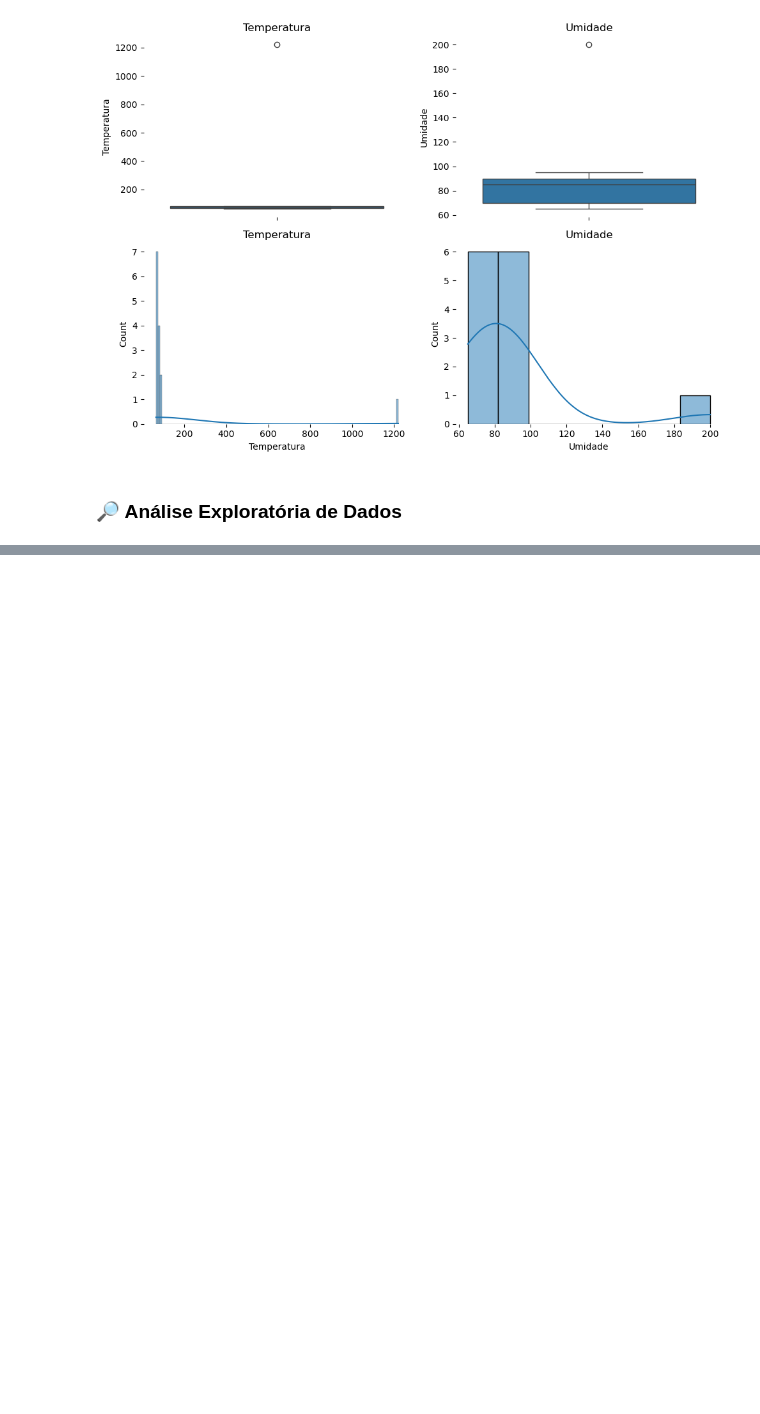
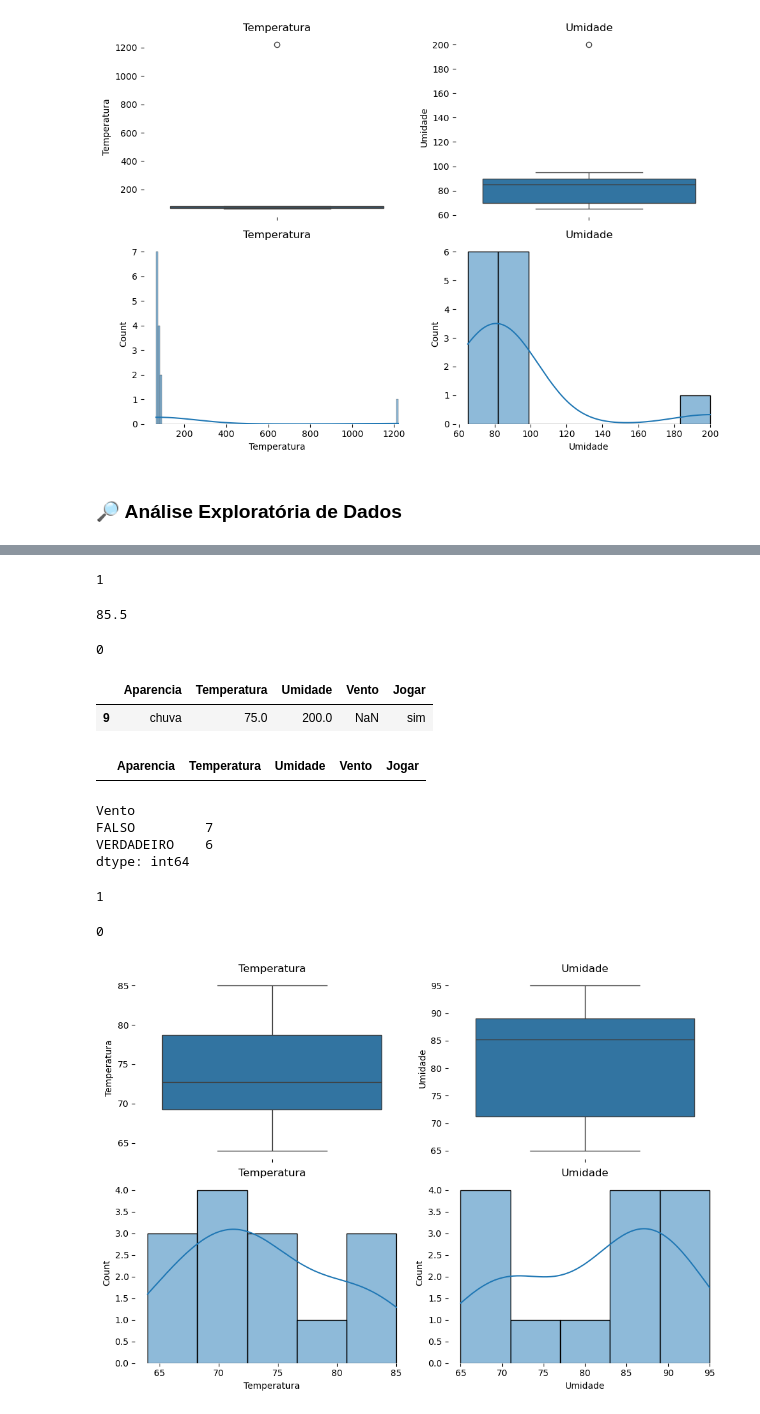
Before and after one commit to RodrigoD4v/FormacaoCD_Python, a Jupyter notebook: 1.LimpezaTratamentoDeDados/notebooks/limpezatratamento2.ipynb, the cells around one changed output, grey strips where cells are left out. Drawn from its saved outputs; the diff is of its cells as text; code cells hidden in the pictures; blank space fills up the shorter version.

Commit message:
Realizando limpeza e tratamento dos dados e gerando gráficos com resultados do EDA

```diff
--- a/1.LimpezaTratamentoDeDados/notebooks/limpezatratamento2.ipynb
+++ b/1.LimpezaTratamentoDeDados/notebooks/limpezatratamento2.ipynb
@@ -112,0 +182,67 @@ plt.show()
+# %%
+df['Umidade'].isnull().sum()
+# %% [output]
+1
+# %%
+median_umidade = sts.median(df['Umidade'])
+median_umidade
+# %% [output]
+85.5
+# %%
+df['Umidade'].fillna(median_umidade, inplace= True)
+# %%
+df['Temperatura'].isnull().sum()
+# %% [output]
+0
+# %%
+# Visualizando valores fora do padrão
+df.loc[(df['Umidade'] < 0) | (df['Umidade']>100)]
+# %% [output]
+|  | Aparencia | Temperatura | Umidade | Vento | Jogar |
+| 9 | chuva | 75.0 | 200.0 | NaN | sim |
+# %%
+# substituindo valor fora do padrao pela mediana
+df.loc[(df['Umidade'] < 0)|(df['Umidade'] > 100), 'Umidade'] = median_umidade
+# %%
+df.loc[(df['Umidade'] < 0) | (df['Umidade'] >100 )]
+# %% [output]
+|  | Aparencia | Temperatura | Umidade | Vento | Jogar |
+# %%
+group = df.groupby(['Vento']).size()
+group
+# %% [output]
+Vento
+FALSO         7
+VERDADEIRO    6
+dtype: int64
+# %%
+df['Vento'].isnull().sum()
+# %% [output]
+1
+# %%
+df['Vento'].fillna('FALSO', inplace=True)
+# %%
+df['Vento'].isnull().sum()
+# %% [output]
+0
+# %%
+# Gerando gráficos apos o limpezas e tratamentos dos dados(Colunas numéricas)
+fig, (axs1, axs2) = plt.subplots(2, 2, figsize=(10, 7))
+
+sns.boxplot(data=df, x=None, y="Temperatura", ax=axs1[0])
+sns.boxplot(data=df, x=None, y="Umidade", ax=axs1[1])
+sns.histplot(data=df, kde=True , x="Temperatura", y=None, ax=axs2[0])
+sns.histplot(data=df, kde=True , x="Umidade", y=None, ax=axs2[1])
+
+
+axs1[0].set_title('Temperatura')
+axs1[1].set_title('Umidade')
+axs2[0].set_title('Temperatura')
+axs2[1].set_title('Umidade')
+
+sns.despine(left=True, bottom=True)
+plt.tight_layout()
+
+plt.show()
+# %% [output]
+[figure, added]
```
Also changed, not shown: parts of 9 cells of this notebook.
